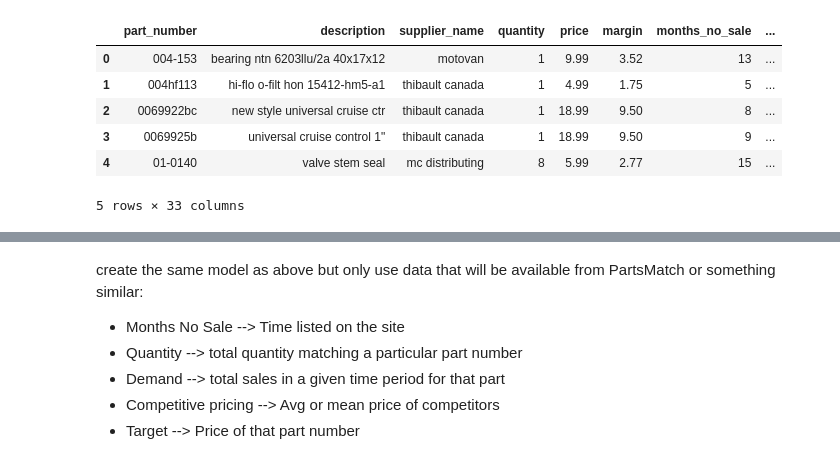
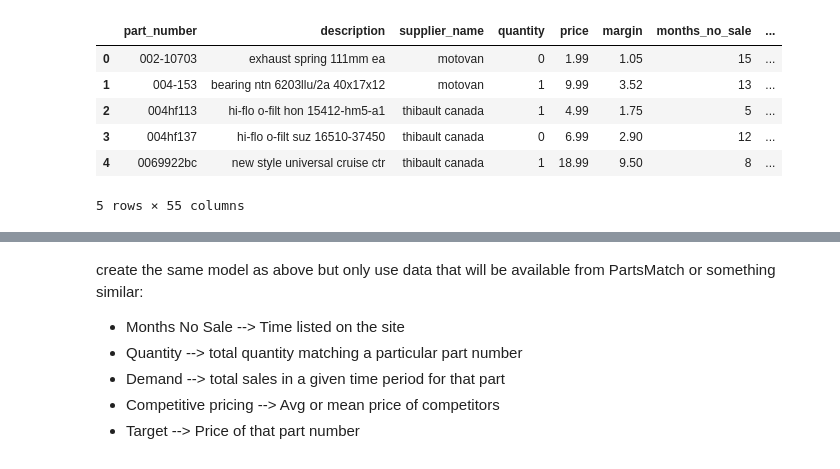
Before and after one commit to skyler22wilson/co-pilot-v1, a Jupyter notebook: Notebooks/price_predictor.ipynb, the cells around one changed output, grey strips where cells are left out. Saved outputs shown, nothing was run; the diff lists cells and outputs as text; code cells hidden in the pictures.

```diff
--- a/Notebooks/price_predictor.ipynb
+++ b/Notebooks/price_predictor.ipynb
@@ -1,14 +1,16 @@
 # %%
 import pandas as pd
 import numpy as np
 
-df = pd.read_feather("/Users/skylerwilson/Desktop/PartsWise/co-pilot-v1/data/processed_data/parts_data.feather")
+dataset_path = r"C:\Users\vivia\co-pilot-v1\data\processed_data\parts_data.feather"
+df = pd.read_feather(dataset_path)
+# df = pd.read_csv("/Users/skylerwilson/Desktop/PartsMatch/PartsWise/Data/parts_data.csv")
 df.head()
 # %% [output]
 |  | part_number | description | supplier_name | quantity | price | margin | months_no_sale | ... |
-| 0 | 004-153 | bearing ntn 6203llu/2a 40x17x12 | motovan | 1 | 9.99 | 3.52 | 13 | ... |
-| 1 | 004hf113 | hi-flo o-filt hon 15412-hm5-a1 | thibault canada | 1 | 4.99 | 1.75 | 5 | ... |
-| 2 | 0069922bc | new style universal cruise ctr | thibault canada | 1 | 18.99 | 9.50 | 8 | ... |
-| 3 | 0069925b | universal cruise control 1" | thibault canada | 1 | 18.99 | 9.50 | 9 | ... |
-| 4 | 01-0140 | valve stem seal | mc distributing | 8 | 5.99 | 2.77 | 15 | ... |
+| 0 | 002-10703 | exhaust spring 111mm ea | motovan | 0 | 1.99 | 1.05 | 15 | ... |
+| 1 | 004-153 | bearing ntn 6203llu/2a 40x17x12 | motovan | 1 | 9.99 | 3.52 | 13 | ... |
+| 2 | 004hf113 | hi-flo o-filt hon 15412-hm5-a1 | thibault canada | 1 | 4.99 | 1.75 | 5 | ... |
+| 3 | 004hf137 | hi-flo o-filt suz 16510-37450 | thibault canada | 0 | 6.99 | 2.90 | 12 | ... |
+| 4 | 0069922bc | new style universal cruise ctr | thibault canada | 1 | 18.99 | 9.50 | 8 | ... |
-5 rows × 33 columns
+5 rows × 55 columns
```
Also changed, not shown: parts of 12 cells of this notebook, 18 other files.
